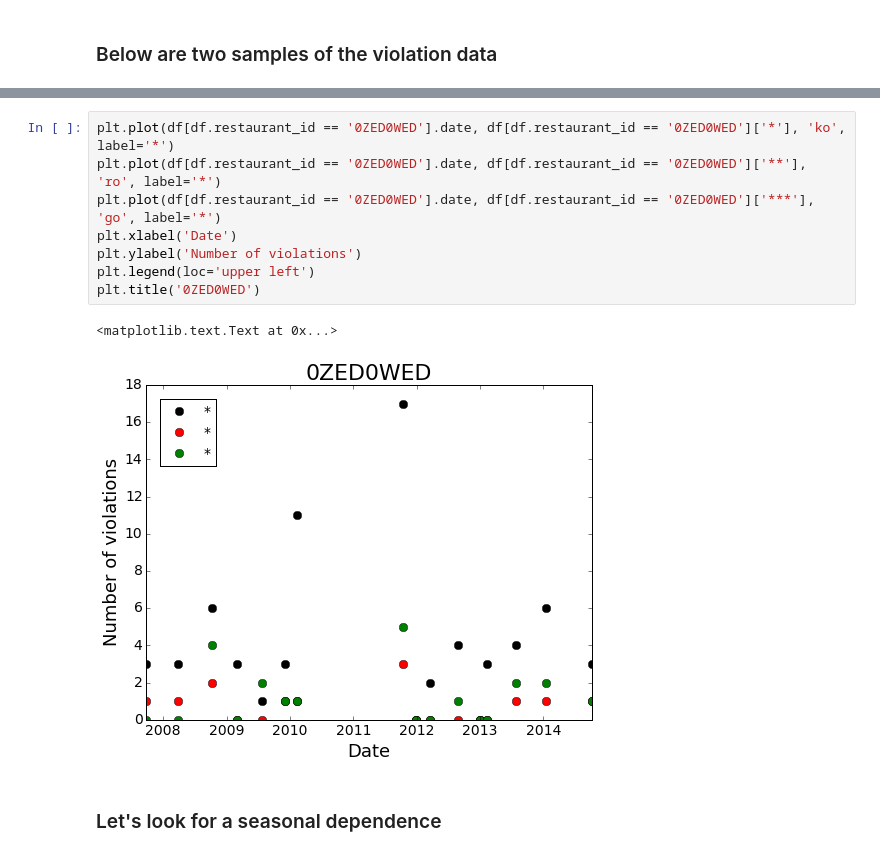
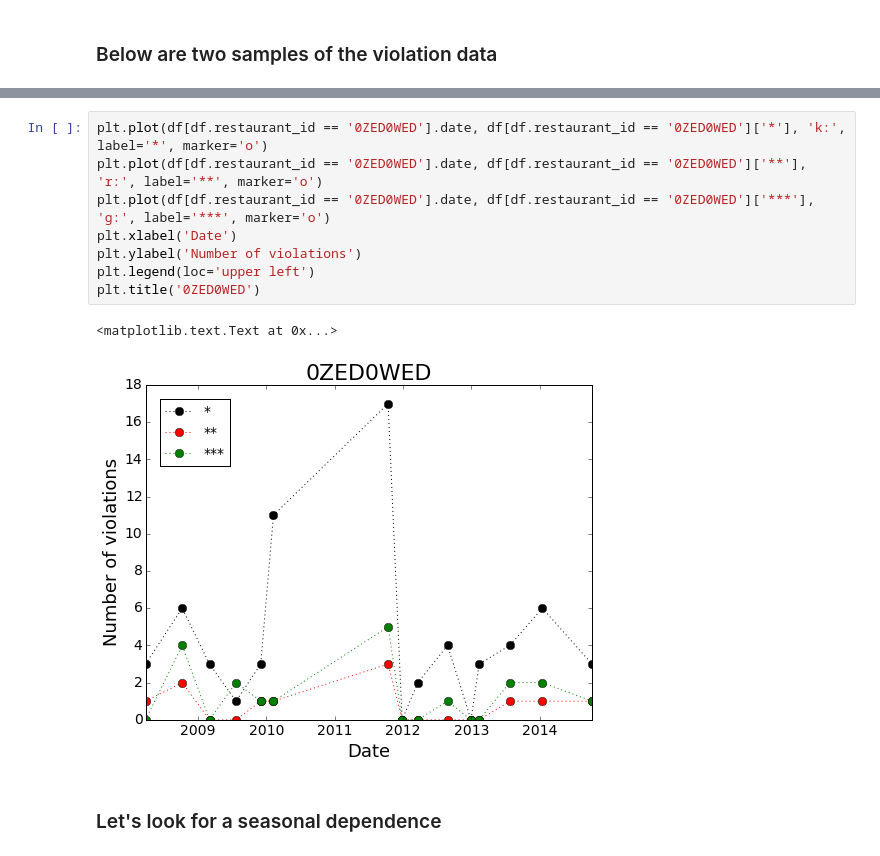
Before and after one commit to jhalverson/data_science, a Jupyter notebook: project_boston_restaurants/part_2b_correlation_time.ipynb, the cells around one changed output, grey strips where cells are left out. Saved outputs shown, nothing was run; the diff lists cells and outputs as text.

```diff
--- a/project_boston_restaurants/part_2b_correlation_time.ipynb
+++ b/project_boston_restaurants/part_2b_correlation_time.ipynb
@@ -59,14 +59,14 @@ plt.title('1JEbamOR')
 # %%
-plt.plot(df[df.restaurant_id == '0ZED0WED'].date, df[df.restaurant_id == '0ZED0WED']['*'], 'ko', label='*')
-plt.plot(df[df.restaurant_id == '0ZED0WED'].date, df[df.restaurant_id == '0ZED0WED']['**'], 'ro', label='*')
-plt.plot(df[df.restaurant_id == '0ZED0WED'].date, df[df.restaurant_id == '0ZED0WED']['***'], 'go', label='*')
+plt.plot(df[df.restaurant_id == '0ZED0WED'].date, df[df.restaurant_id == '0ZED0WED']['*'], 'k:', label='*', marker='o')
+plt.plot(df[df.restaurant_id == '0ZED0WED'].date, df[df.restaurant_id == '0ZED0WED']['**'], 'r:', label='**', marker='o')
+plt.plot(df[df.restaurant_id == '0ZED0WED'].date, df[df.restaurant_id == '0ZED0WED']['***'], 'g:', label='***', marker='o')
 plt.xlabel('Date')
 plt.ylabel('Number of violations')
 plt.legend(loc='upper left')
 plt.title('0ZED0WED')
 # %% [output]
 <matplotlib.text.Text at 0x...>
-[figure, old version]
+[figure, new version]
 # %% [markdown]
 ### Let's look for a seasonal dependence
 # %% [markdown]
```
Also changed, not shown: parts of 17 cells of this notebook.
